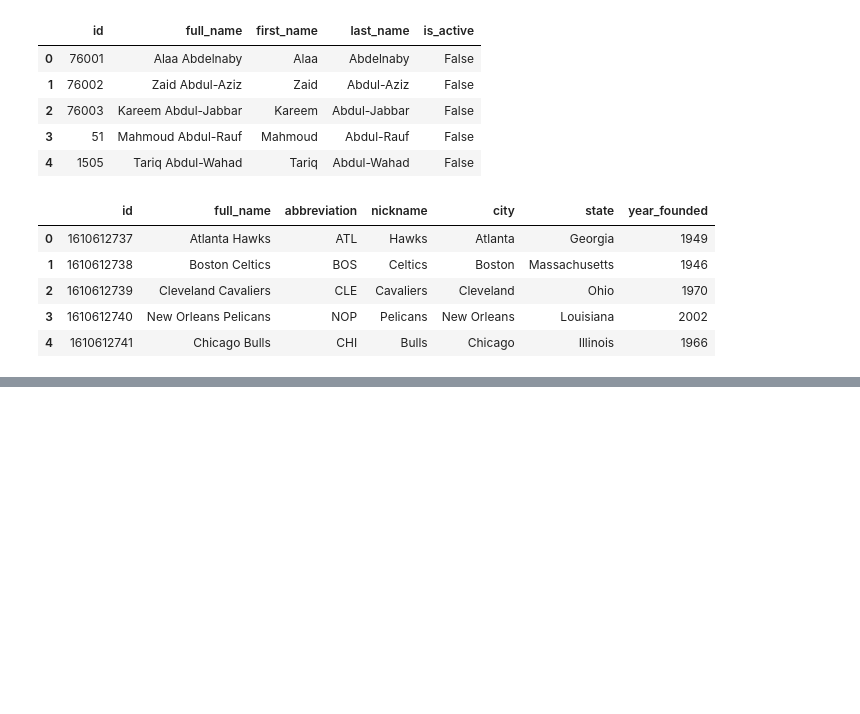
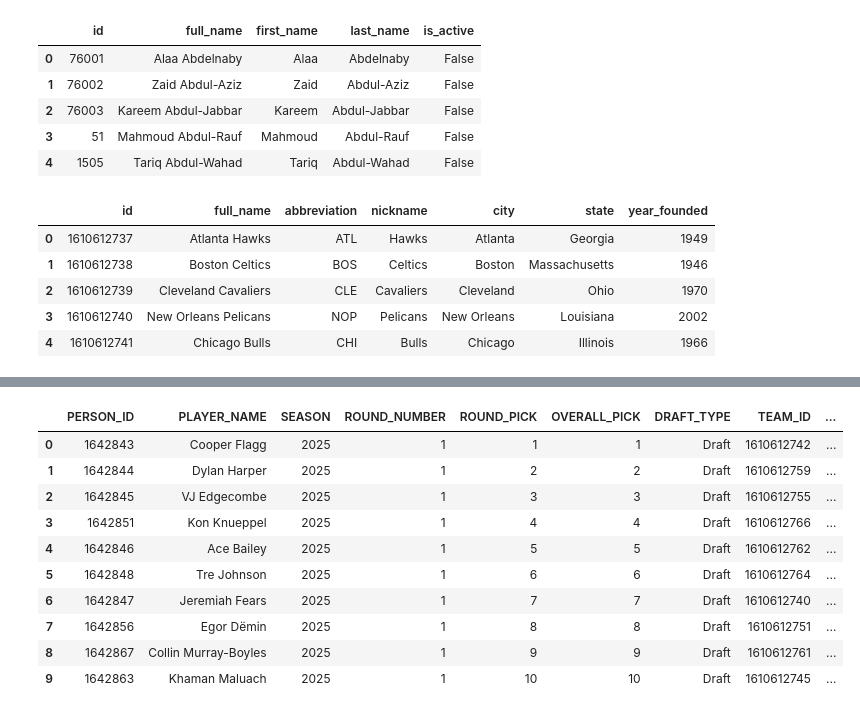
Before and after one commit to Pab200/pabs-nba-analytics-dashboard, a Jupyter notebook: notebooks/getting_nba_data.ipynb, the cells around one changed output, grey strips where cells are left out. Drawn from its saved outputs; the diff is of its cells as text; code cells hidden in the pictures; blank space fills up the shorter version.

```diff
--- a/notebooks/getting_nba_data.ipynb
+++ b/notebooks/getting_nba_data.ipynb
@@ -47,0 +47,21 @@ df_stats.head()
+# %%
+from nba_api.stats.endpoints import drafthistory
+
+# Pull full draft history
+dh = drafthistory.DraftHistory(league_id='00')
+df_draft = dh.get_data_frames()[0]
+
+df_draft.to_csv("../data/raw/rookies.csv", index=False)
+df_draft.head(10)
+# %% [output]
+|  | PERSON_ID | PLAYER_NAME | SEASON | ROUND_NUMBER | ROUND_PICK | OVERALL_PICK | DRAFT_TYPE | TEAM_ID | ... |
+| 0 | 1642843 | Cooper Flagg | 2025 | 1 | 1 | 1 | Draft | 1610612742 | ... |
+| 1 | 1642844 | Dylan Harper | 2025 | 1 | 2 | 2 | Draft | 1610612759 | ... |
+| 2 | 1642845 | VJ Edgecombe | 2025 | 1 | 3 | 3 | Draft | 1610612755 | ... |
+| 3 | 1642851 | Kon Knueppel | 2025 | 1 | 4 | 4 | Draft | 1610612766 | ... |
+| 4 | 1642846 | Ace Bailey | 2025 | 1 | 5 | 5 | Draft | 1610612762 | ... |
+| 5 | 1642848 | Tre Johnson | 2025 | 1 | 6 | 6 | Draft | 1610612764 | ... |
+| 6 | 1642847 | Jeremiah Fears | 2025 | 1 | 7 | 7 | Draft | 1610612740 | ... |
+| 7 | 1642856 | Egor Dëmin | 2025 | 1 | 8 | 8 | Draft | 1610612751 | ... |
+| 8 | 1642867 | Collin Murray-Boyles | 2025 | 1 | 9 | 9 | Draft | 1610612761 | ... |
+| 9 | 1642863 | Khaman Maluach | 2025 | 1 | 10 | 10 | Draft | 1610612745 | ... |
```
Also changed, not shown: parts of 1 cell of this notebook, 3 other files.
